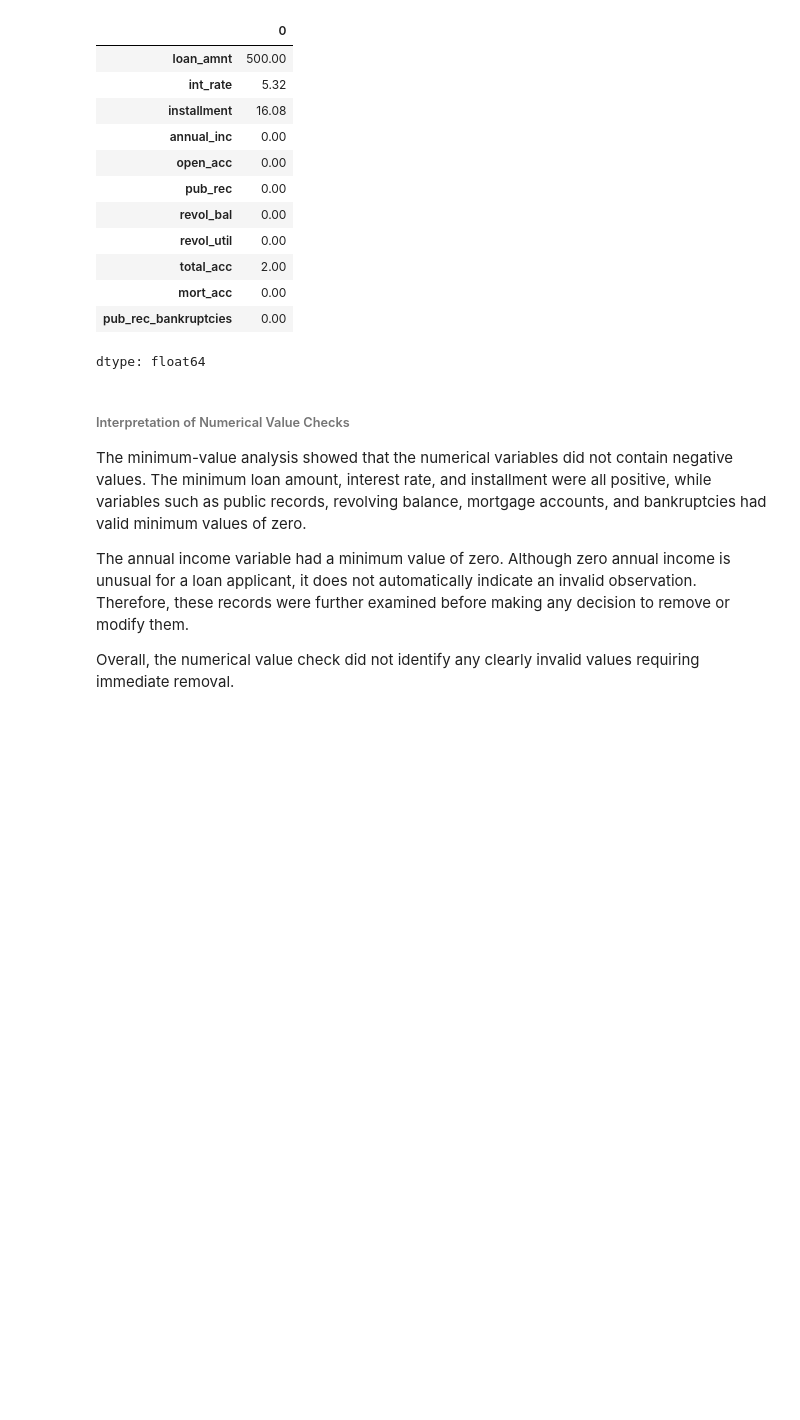
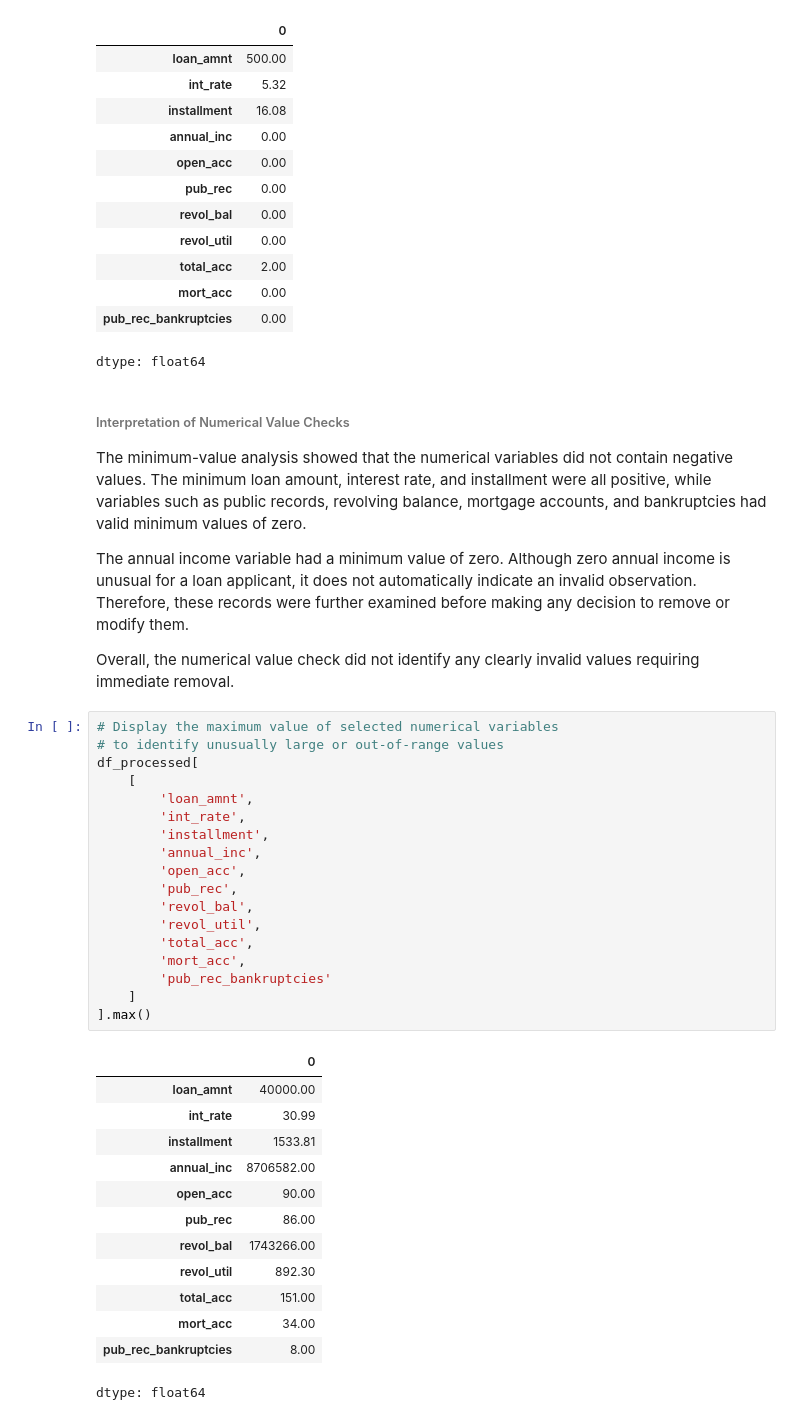
Before and after one commit to Clinton1029/Loan_Default_Project, a Jupyter notebook: Loan_Default.ipynb, the cells around one changed output. Drawn from its saved outputs; the diff is of its cells as text; blank space fills up the shorter version.

```diff
--- a/Loan_Default.ipynb
+++ b/Loan_Default.ipynb
@@ -995,3 +995,35 @@ The minimum-value analysis showed that the numerical variables did not contain n
 The annual income variable had a minimum value of zero. Although zero annual income is unusual for a loan applicant, it does not automatically indicate an invalid observation. Therefore, these records were further examined before making any decision to remove or modify them.
 
 Overall, the numerical value check did not identify any clearly invalid values requiring immediate removal.
+# %%
+# Display the maximum value of selected numerical variables
+# to identify unusually large or out-of-range values
+df_processed[
+    [
+        'loan_amnt',
+        'int_rate',
+        'installment',
+        'annual_inc',
+        'open_acc',
+        'pub_rec',
+        'revol_bal',
+        'revol_util',
+        'total_acc',
+        'mort_acc',
+        'pub_rec_bankruptcies'
+    ]
+].max()
+# %% [output]
+|  | 0 |
+| loan_amnt | 40000.00 |
+| int_rate | 30.99 |
+| installment | 1533.81 |
+| annual_inc | 8706582.00 |
+| open_acc | 90.00 |
+| pub_rec | 86.00 |
+| revol_bal | 1743266.00 |
+| revol_util | 892.30 |
+| total_acc | 151.00 |
+| mort_acc | 34.00 |
+| pub_rec_bankruptcies | 8.00 |
+dtype: float64
```
Also changed, not shown: parts of 1 cell of this notebook.
